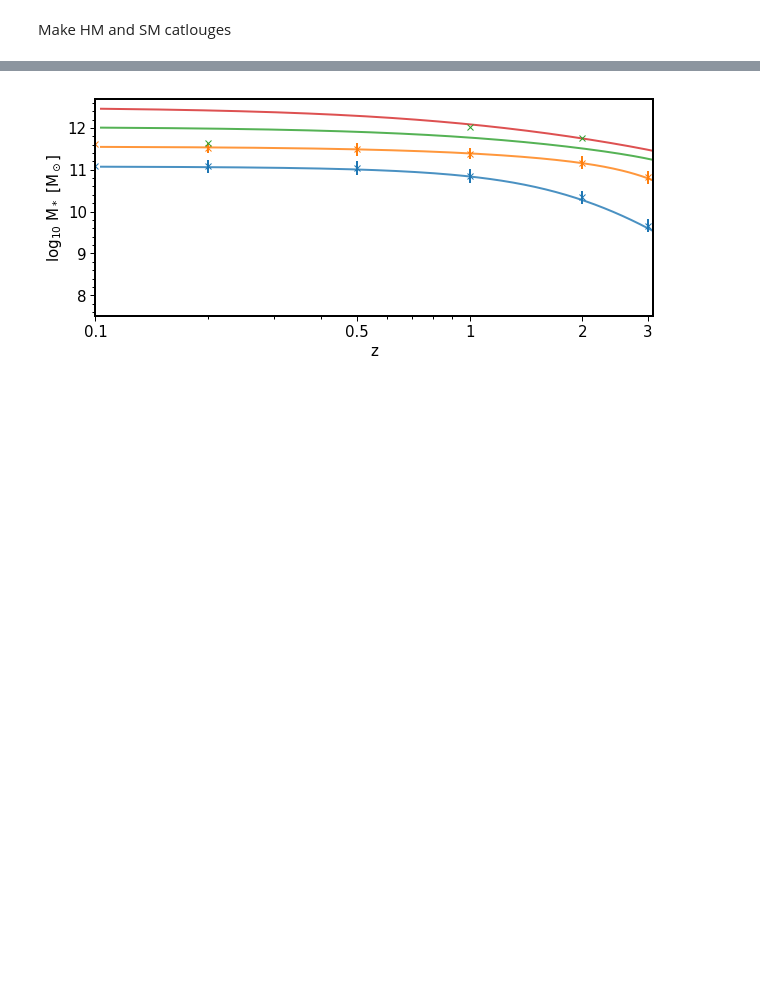
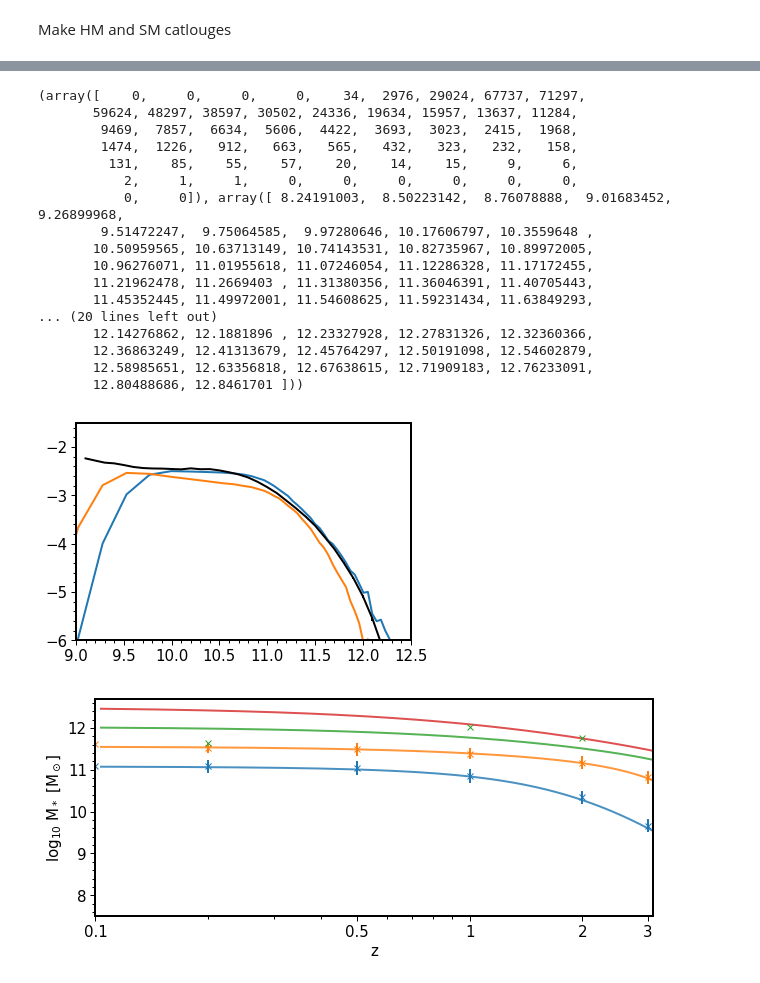
Before and after one commit to PipGrylls/STEEL, a Jupyter notebook: Notebooks/Science/Catlouge_Check.ipynb, the cells around one changed output, grey strips where cells are left out. Cells and saved outputs as stored; diff of their text form; code cells hidden in the pictures; blank space fills up the shorter version.

```diff
--- a/Notebooks/Science/Catlouge_Check.ipynb
+++ b/Notebooks/Science/Catlouge_Check.ipynb
@@ -39,0 +36,3 @@ Cosmo.matterPowerSpectrum(1)/(h*100)
+# %%
+from Scripts.Plots import SDSS_Plots
+Add_SDSS = SDSS_Plots.SDSS_Plots(11.5,15,0.1)
@@ -135,7 +151,7 @@ hmf = HMF_fun(hm_range, z) #N Mpc^-3 h^3 dex^-1
 pick the volume
 # %%
 #side and volume
-side = 100*h #mpc h^-1
+side = 500*h #mpc h^-1
 vol = side**3 #mpc^3 h^-3
 #multiply the HMF appropiately
 hmf_vol = hmf*vol*hm_bin #N
@@ -168,3 +199,35 @@ Number of haloes: 3875 Number of haloes: 3904 Number of haloes: 3916 Number of h
+# %%
+ava_sm_bins = central_pp_class.AvaStellarMassBins
+SMF_Bins, Y_t, Y_t_e, Y_sat, Y_sat_e, Y_cen, Y_cen_e =  Add_SDSS.SMF_Data()
+plt.errorbar(SMF_Bins[1:], Y_cen[1:], yerr=Y_cen_e[:,1:], color = "k")
+Hist = np.histogram(galaxies_z[0], bins = ava_sm[0])
+print(Hist)
+plt.plot(Hist[1][:-1]-ava_sm_bins[0][:-1], np.log10(Hist[0]/(vol*ava_sm_bins[0][:-1]))+np.log10(h**3))
+Hist = np.histogram(galaxies_z[3], bins = ava_sm[0])
+print(Hist)
+plt.plot(Hist[1][:-1]-ava_sm_bins[0][:-1], np.log10(Hist[0]/(vol*ava_sm_bins[0][:-1]))+np.log10(h**3))
+plt.xlim(9, 12.5)
+plt.ylim(-6, -1.5)
+plt.show()
+# %% [output]
+(array([    0,     0,     0,     0,    34,  2976, 29024, 67737, 71297,
+       59624, 48297, 38597, 30502, 24336, 19634, 15957, 13637, 11284,
+        9469,  7857,  6634,  5606,  4422,  3693,  3023,  2415,  1968,
+        1474,  1226,   912,   663,   565,   432,   323,   232,   158,
+         131,    85,    55,    57,    20,    14,    15,     9,     6,
+           2,     1,     1,     0,     0,     0,     0,     0,     0,
+           0,     0]), array([ 8.24191003,  8.50223142,  8.76078888,  9.01683452,  9.26899968,
+        9.51472247,  9.75064585,  9.97280646, 10.17606797, 10.3559648 ,
+       10.50959565, 10.63713149, 10.74143531, 10.82735967, 10.89972005,
+       10.96276071, 11.01955618, 11.07246054, 11.12286328, 11.17172455,
+       11.21962478, 11.2669403 , 11.31380356, 11.36046391, 11.40705443,
+       11.45352445, 11.49972001, 11.54608625, 11.59231434, 11.63849293,
+... (20 lines left out)
+       12.14276862, 12.1881896 , 12.23327928, 12.27831326, 12.32360366,
+       12.36863249, 12.41313679, 12.45764297, 12.50191098, 12.54602879,
+       12.58985651, 12.63356818, 12.67638615, 12.71909183, 12.76233091,
+       12.80488686, 12.8461701 ]))
+[figure, added]
 # %%
 ava_hm = central_pp_class.AvaHaloMass
 ava_hm_bins = central_pp_class.AvaHaloMassBins
```
Also changed, not shown: parts of 6 cells of this notebook, 6 other files.
